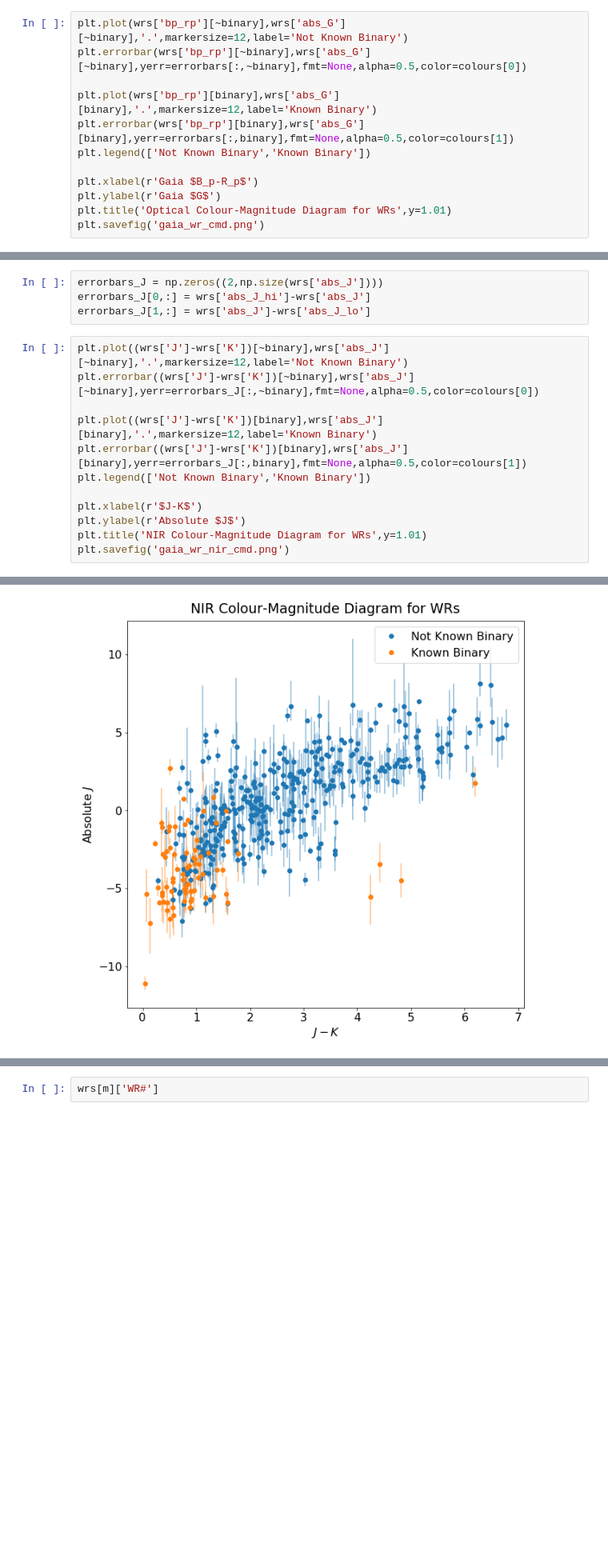
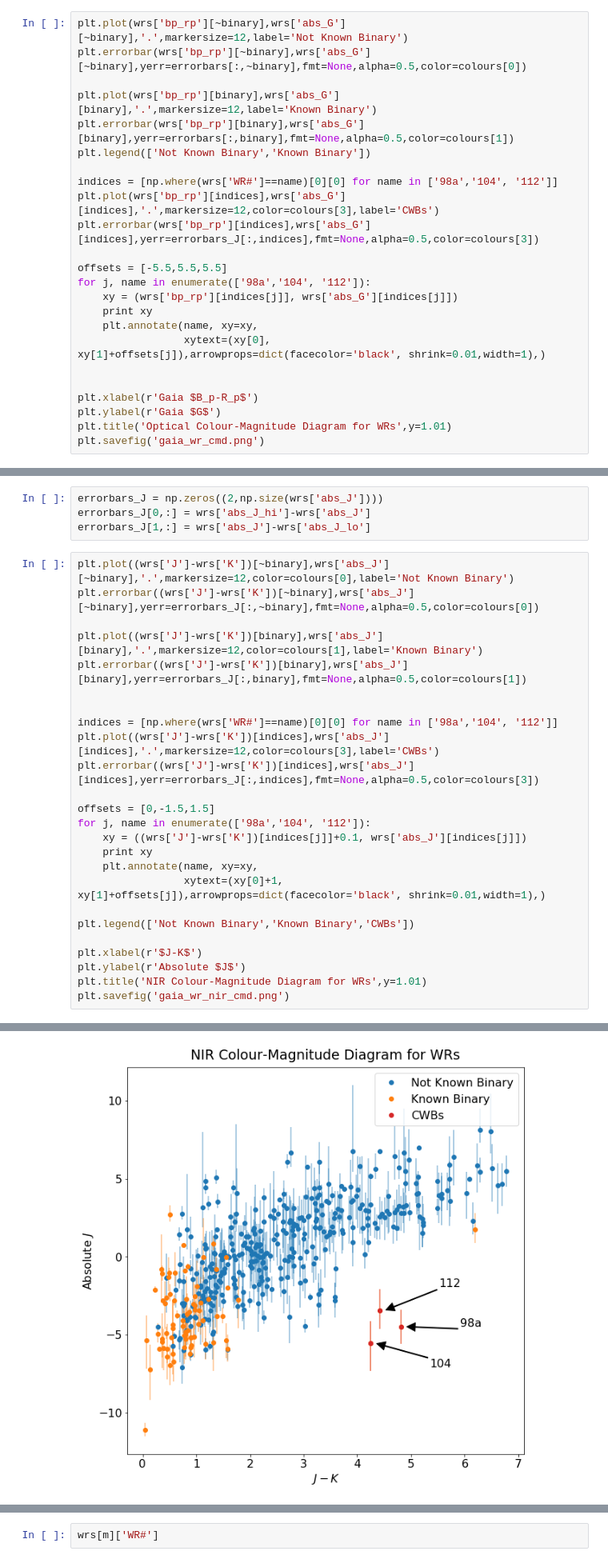
Before and after one commit to benjaminpope/delphi, a Jupyter notebook: notebooks/wolfrayets.ipynb, the cells around one changed output, grey strips where cells are left out. Shown: that part at 80% size. Drawn from its saved outputs; the diff is of its cells as text; blank space fills up the shorter version.

```diff
--- a/notebooks/wolfrayets.ipynb
+++ b/notebooks/wolfrayets.ipynb
@@ -89,6 +69,18 @@ plt.plot(wrs['bp_rp'][binary],wrs['abs_G'][binary],'.',markersize=12,label='Know
 plt.errorbar(wrs['bp_rp'][binary],wrs['abs_G'][binary],yerr=errorbars[:,binary],fmt=None,alpha=0.5,color=colours[1])
 plt.legend(['Not Known Binary','Known Binary'])
 
+indices = [np.where(wrs['WR#']==name)[0][0] for name in ['98a','104', '112']]
+plt.plot(wrs['bp_rp'][indices],wrs['abs_G'][indices],'.',markersize=12,color=colours[3],label='CWBs')
+plt.errorbar(wrs['bp_rp'][indices],wrs['abs_G'][indices],yerr=errorbars_J[:,indices],fmt=None,alpha=0.5,color=colours[3])
+
+offsets = [-5.5,5.5,5.5]
+for j, name in enumerate(['98a','104', '112']):
+    xy = (wrs['bp_rp'][indices[j]], wrs['abs_G'][indices[j]])
+    print xy
+    plt.annotate(name, xy=xy,
+                 xytext=(xy[0], xy[1]+offsets[j]),arrowprops=dict(facecolor='black', shrink=0.01,width=1),)
+
+
 plt.xlabel(r'Gaia $B_p-R_p$')
 plt.ylabel(r'Gaia $G$')
 plt.title('Optical Colour-Magnitude Diagram for WRs',y=1.01)
@@ -102,12 +97,25 @@ errorbars_J = np.zeros((2,np.size(wrs['abs_J'])))
 errorbars_J[0,:] = wrs['abs_J_hi']-wrs['abs_J']
 errorbars_J[1,:] = wrs['abs_J']-wrs['abs_J_lo']
 # %%
-plt.plot((wrs['J']-wrs['K'])[~binary],wrs['abs_J'][~binary],'.',markersize=12,label='Not Known Binary')
+plt.plot((wrs['J']-wrs['K'])[~binary],wrs['abs_J'][~binary],'.',markersize=12,color=colours[0],label='Not Known Binary')
 plt.errorbar((wrs['J']-wrs['K'])[~binary],wrs['abs_J'][~binary],yerr=errorbars_J[:,~binary],fmt=None,alpha=0.5,color=colours[0])
 
-plt.plot((wrs['J']-wrs['K'])[binary],wrs['abs_J'][binary],'.',markersize=12,label='Known Binary')
+plt.plot((wrs['J']-wrs['K'])[binary],wrs['abs_J'][binary],'.',markersize=12,color=colours[1],label='Known Binary')
 plt.errorbar((wrs['J']-wrs['K'])[binary],wrs['abs_J'][binary],yerr=errorbars_J[:,binary],fmt=None,alpha=0.5,color=colours[1])
-plt.legend(['Not Known Binary','Known Binary'])
+
+
+indices = [np.where(wrs['WR#']==name)[0][0] for name in ['98a','104', '112']]
+plt.plot((wrs['J']-wrs['K'])[indices],wrs['abs_J'][indices],'.',markersize=12,color=colours[3],label='CWBs')
+plt.errorbar((wrs['J']-wrs['K'])[indices],wrs['abs_J'][indices],yerr=errorbars_J[:,indices],fmt=None,alpha=0.5,color=colours[3])
+
+offsets = [0,-1.5,1.5]
+for j, name in enumerate(['98a','104', '112']):
+    xy = ((wrs['J']-wrs['K'])[indices[j]]+0.1, wrs['abs_J'][indices[j]])
+    print xy
+    plt.annotate(name, xy=xy,
+                 xytext=(xy[0]+1, xy[1]+offsets[j]),arrowprops=dict(facecolor='black', shrink=0.01,width=1),)
+
+plt.legend(['Not Known Binary','Known Binary','CWBs'])
 
 plt.xlabel(r'$J-K$')
 plt.ylabel(r'Absolute $J$')
@@ -117 +128 @@ plt.savefig('gaia_wr_nir_cmd.png')
-[figure, old version]
+[figure, new version]
```
Also changed, not shown: parts of 6 cells of this notebook.
